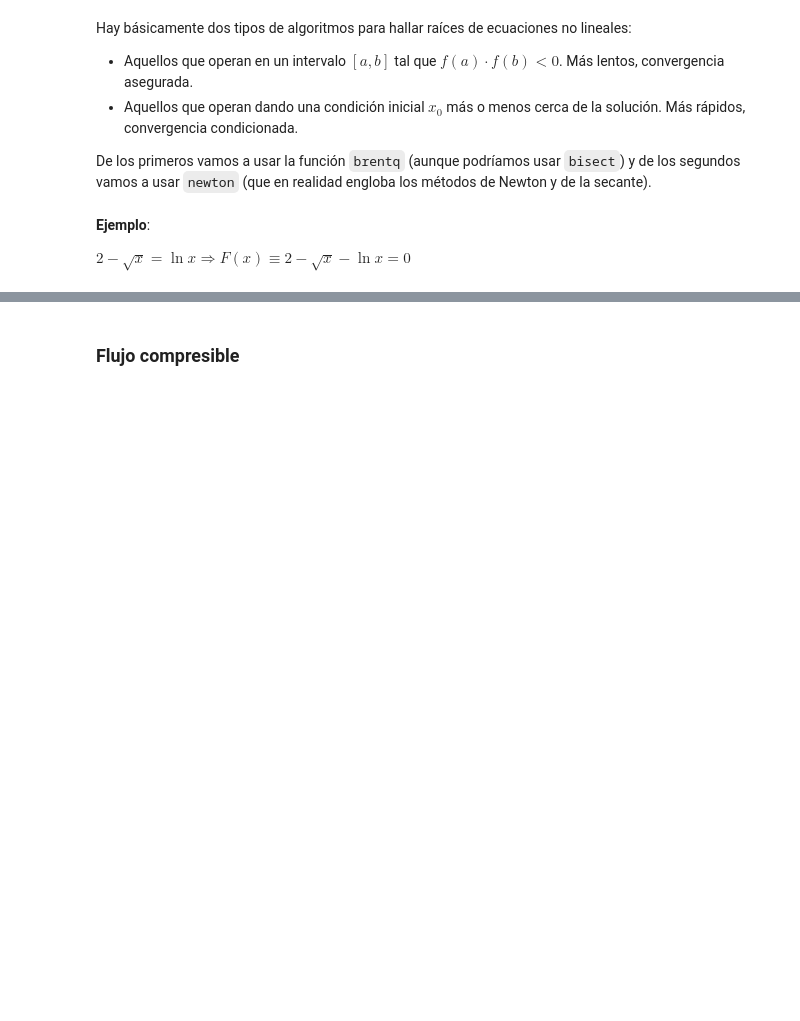
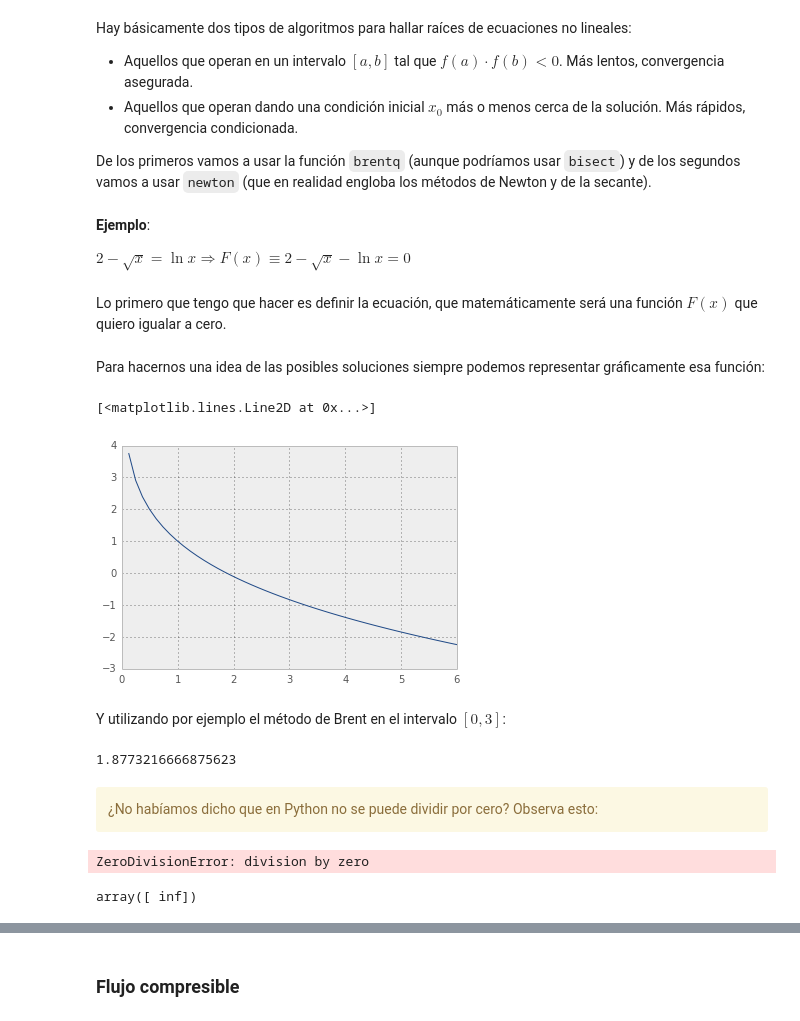
Before and after one commit to AeroPython/Curso_AeroPython, a Jupyter notebook: Notebooks/Clase4b_Ecuaciones-no-lineales-EDOs.ipynb, the cells around one changed output, grey strips where cells are left out. Saved outputs shown, nothing was run; the diff lists cells and outputs as text; code cells hidden in the pictures; blank space fills up the shorter version.

```diff
--- a/Notebooks/Clase4b_Ecuaciones-no-lineales-EDOs.ipynb
+++ b/Notebooks/Clase4b_Ecuaciones-no-lineales-EDOs.ipynb
@@ -27,3 +32,32 @@ De los primeros vamos a usar la función `brentq` (aunque podríamos usar `bisec
 **Ejemplo**:
 
 $2 - \sqrt{x} = \ln{x} \Rightarrow F(x) \equiv 2 - \sqrt{x} - \ln{x} = 0$
+# %% [markdown]
+Lo primero que tengo que hacer es definir la ecuación, que matemáticamente será una función $F(x)$ que quiero igualar a cero.
+# %%
+def F(x):
+    return 2 - np.sqrt(x) - np.log(x)
+# %% [markdown]
+Para hacernos una idea de las posibles soluciones siempre podemos representar gráficamente esa función:
+# %%
+x = np.linspace(0, 6)
+plt.plot(x, F(x))
+# %% [output]
+[<matplotlib.lines.Line2D at 0x...>]
+[figure, added]
+# %% [markdown]
+Y utilizando por ejemplo el método de Brent en el intervalo $[0, 3]$:
+# %%
+optimize.brentq(F, 0, 3)
+# %% [output]
+1.8773216666875623
+# %% [markdown]
+<div class="alert alert-warning">¿No habíamos dicho que en Python no se puede dividir por cero? Observa esto:</div>
+# %%
+1 / 0
+# %% [output]
+ZeroDivisionError: division by zero
+# %%
+1 / np.array([0])
+# %% [output]
+array([ inf])
```
Also changed, not shown: parts of 28 cells of this notebook.
